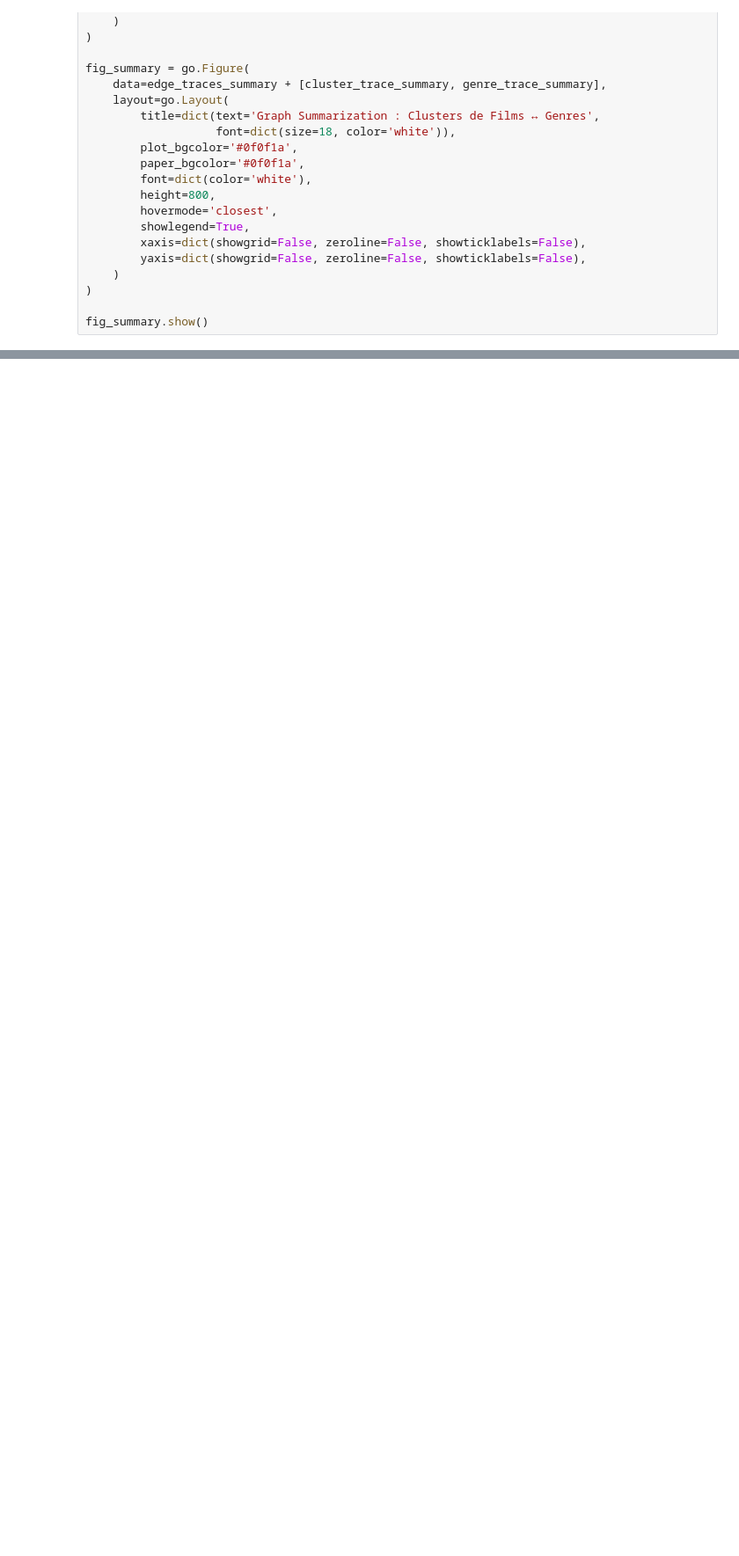
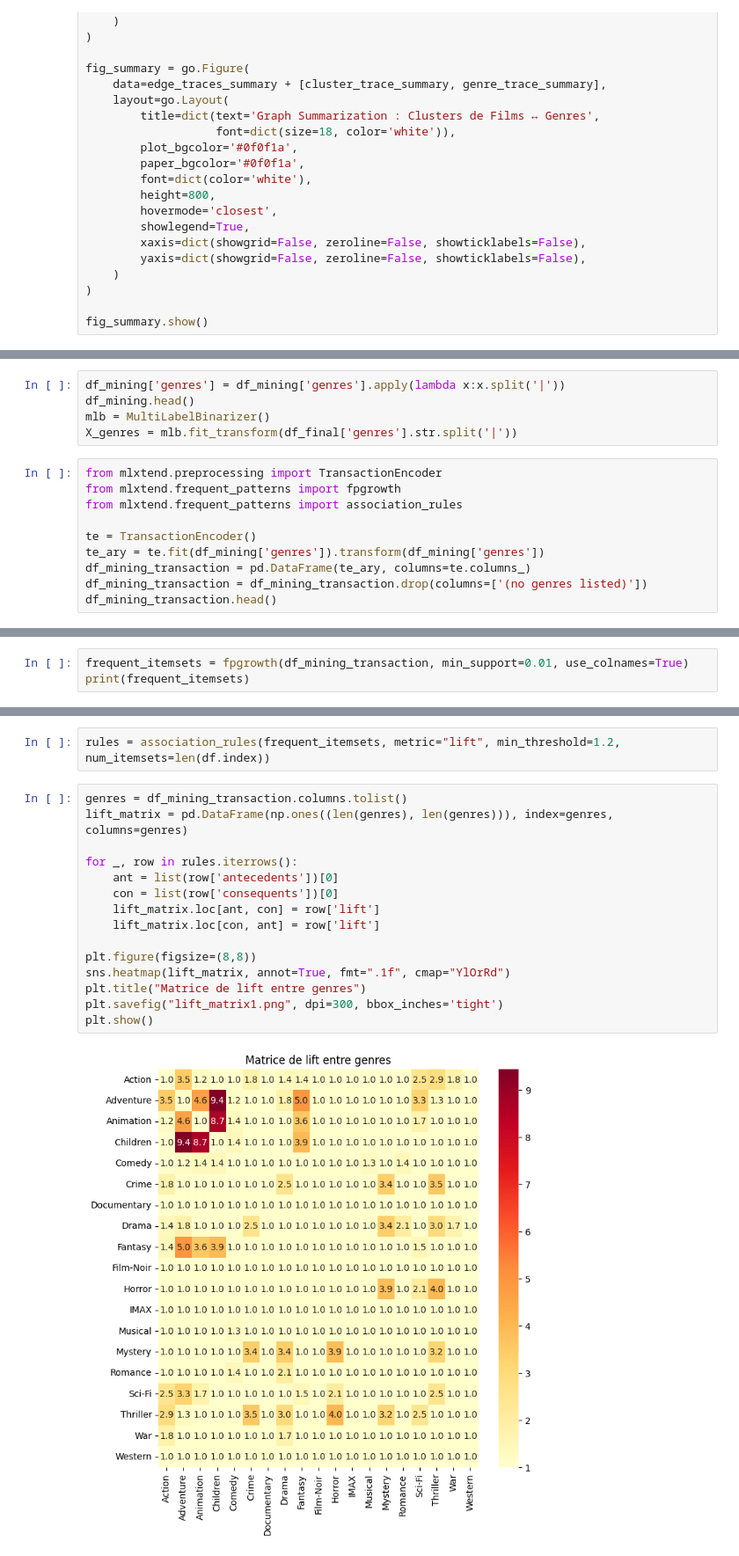
Before and after one commit to BALAKUMARKalai/Big_Data_Project, a Jupyter notebook: notebook1.ipynb, the cells around one changed output, grey strips where cells are left out. Shown at 88% size. Drawn from its saved outputs; the diff is of its cells as text; blank space fills up the shorter version.

Commit message:
mining

```diff
--- a/notebook1.ipynb
+++ b/notebook1.ipynb
@@ -614,0 +625,15 @@ fig_summary.show()
+# %%
+df_mining['genres'] = df_mining['genres'].apply(lambda x:x.split('|'))
+df_mining.head()
+mlb = MultiLabelBinarizer()
+X_genres = mlb.fit_transform(df_final['genres'].str.split('|'))
+# %%
+from mlxtend.preprocessing import TransactionEncoder
+from mlxtend.frequent_patterns import fpgrowth
+from mlxtend.frequent_patterns import association_rules
+
+te = TransactionEncoder()
+te_ary = te.fit(df_mining['genres']).transform(df_mining['genres'])
+df_mining_transaction = pd.DataFrame(te_ary, columns=te.columns_)
+df_mining_transaction = df_mining_transaction.drop(columns=['(no genres listed)'])
+df_mining_transaction.head()
@@ -614,0 +647,3 @@ fig_summary.show()
+# %%
+frequent_itemsets = fpgrowth(df_mining_transaction, min_support=0.01, use_colnames=True)
+print(frequent_itemsets)
@@ -614,0 +665,19 @@ fig_summary.show()
+# %%
+rules = association_rules(frequent_itemsets, metric="lift", min_threshold=1.2, num_itemsets=len(df.index))
+# %%
+genres = df_mining_transaction.columns.tolist()
+lift_matrix = pd.DataFrame(np.ones((len(genres), len(genres))), index=genres, columns=genres)
+
+for _, row in rules.iterrows():
+    ant = list(row['antecedents'])[0]
+    con = list(row['consequents'])[0]
+    lift_matrix.loc[ant, con] = row['lift']
+    lift_matrix.loc[con, ant] = row['lift']
+
+plt.figure(figsize=(8,8))
+sns.heatmap(lift_matrix, annot=True, fmt=".1f", cmap="YlOrRd")
+plt.title("Matrice de lift entre genres")
+plt.savefig("lift_matrix1.png", dpi=300, bbox_inches='tight')
+plt.show()
+# %% [output]
+[figure, added]
```
Also changed, not shown: parts of 7 cells of this notebook.
